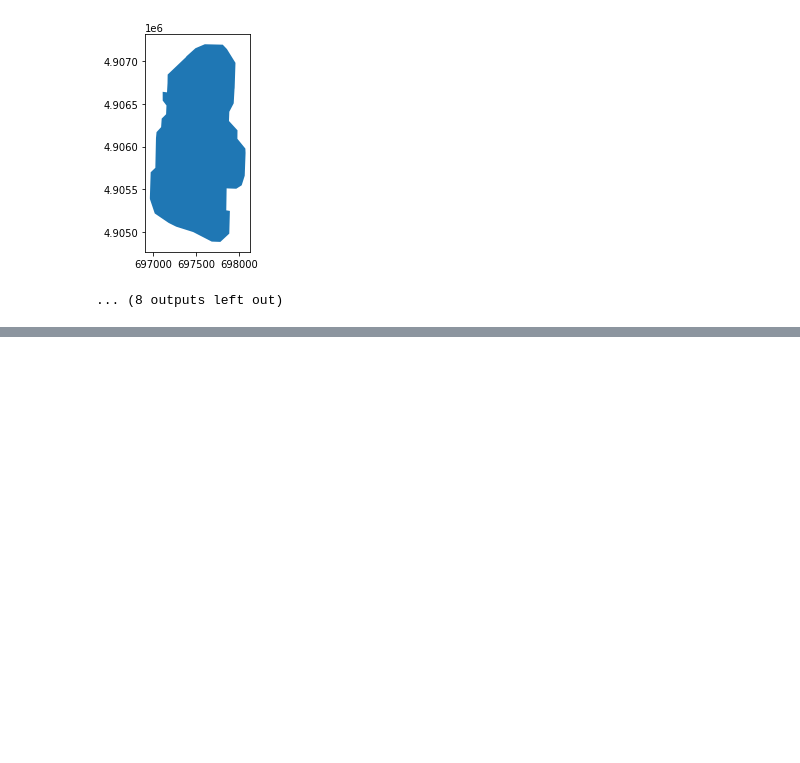
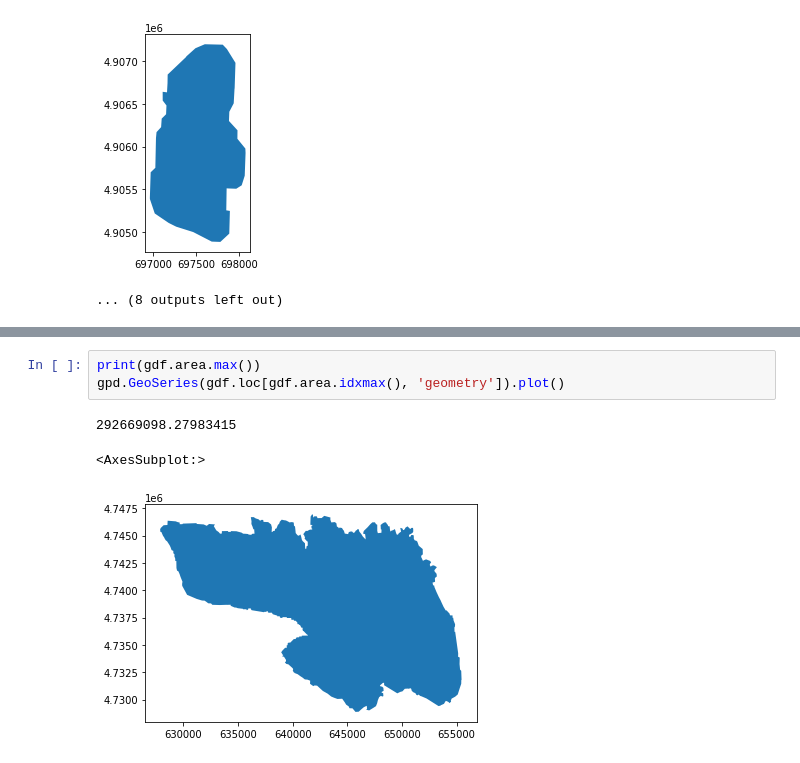
Before and after one commit to RMenoni/ProjectXPolarData, a Jupyter notebook: src/PolarDataAnalysis.ipynb, the cells around one changed output, grey strips where cells are left out. Drawn from its saved outputs; the diff is of its cells as text; blank space fills up the shorter version.

```diff
--- a/src/PolarDataAnalysis.ipynb
+++ b/src/PolarDataAnalysis.ipynb
@@ -278,0 +345,7 @@ for poly in random.sample(gdf['geometry'].to_list(), 20):
+# %%
+print(gdf.area.max())
+gpd.GeoSeries(gdf.loc[gdf.area.idxmax(), 'geometry']).plot()
+# %% [output]
+292669098.27983415
+<AxesSubplot:>
+[figure, added]
```
Also changed, not shown: parts of 4 cells of this notebook, 1 other file.
